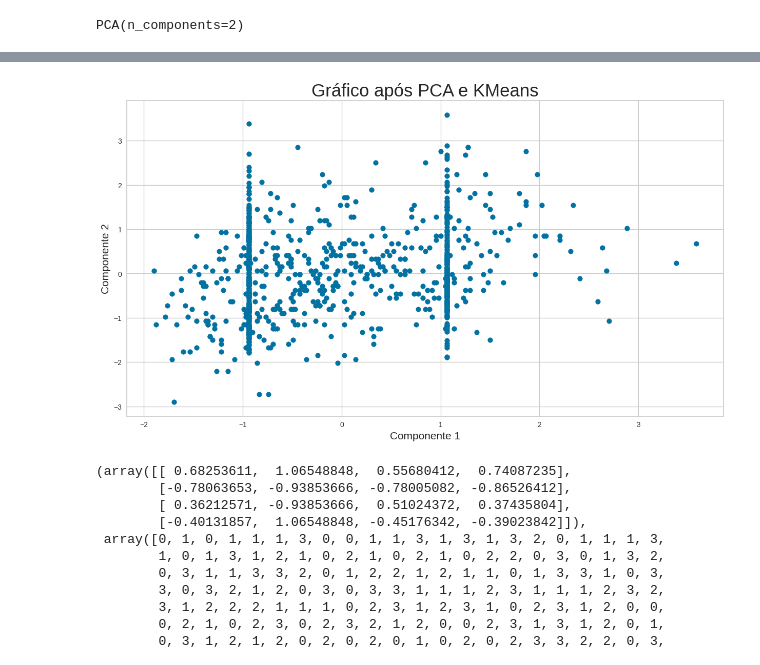
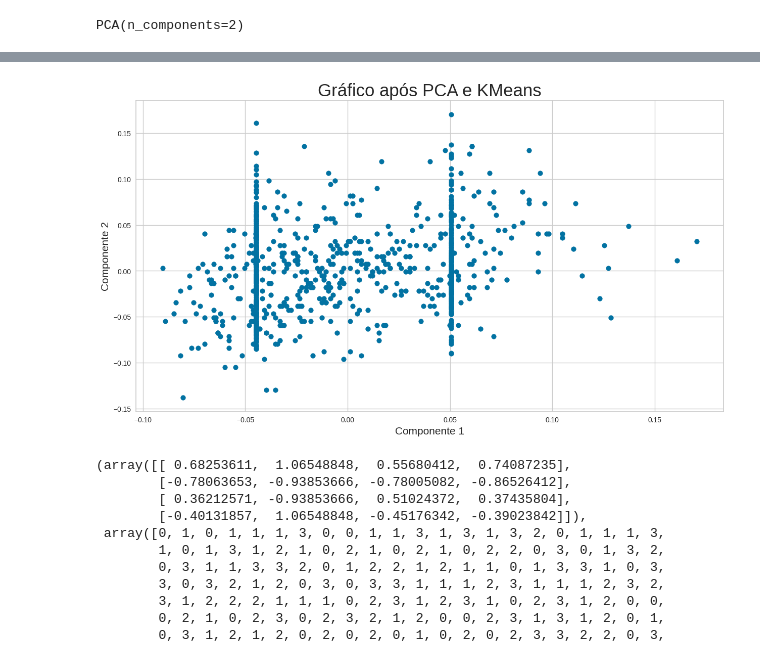
Before and after one commit to cantaruttim/Diabetes, a Jupyter notebook: Diabetes.ipynb, the cells around one changed output, grey strips where cells are left out. Saved outputs shown, nothing was run; the diff lists cells and outputs as text; code cells hidden in the pictures.

```diff
--- a/Diabetes.ipynb
+++ b/Diabetes.ipynb
@@ -424,4 +408,4 @@ array([[ 0.80050009,  1.06548848,  1.29708846, -0.37098854],
 # %%
 kmeans_normalizados = KMeans(n_clusters=4, algorithm="elkan")
-kmeans_normalizados.fit(dados_X_normalizados)
+kmeans_normalizados.fit(X)
 # %% [output]
@@ -429,15 +414,15 @@ KMeans(algorithm='elkan', n_clusters=4)
 # %%
 plt.figure(figsize=(15,8))
 
-plt.scatter(x = dados_X_normalizados[:,1:3], y = dados_X_normalizados[:, 2:4])
+plt.scatter(x = X[:,1:3], y = X[:, 2:4])
 plt.title("Gráfico após PCA e KMeans", fontsize = 25)
 plt.xlabel("Componente 1", fontsize = 15)
 plt.ylabel("Componente 2", fontsize = 15)
 
 plt.grid(True)
 plt.show()
 # %% [output]
-[figure, old version]
+[figure, new version]
 # %%
 centroides = kmeans_normalizados.cluster_centers_
 rotulos = kmeans_normalizados.labels_
```
Also changed, not shown: parts of 14 cells of this notebook.
